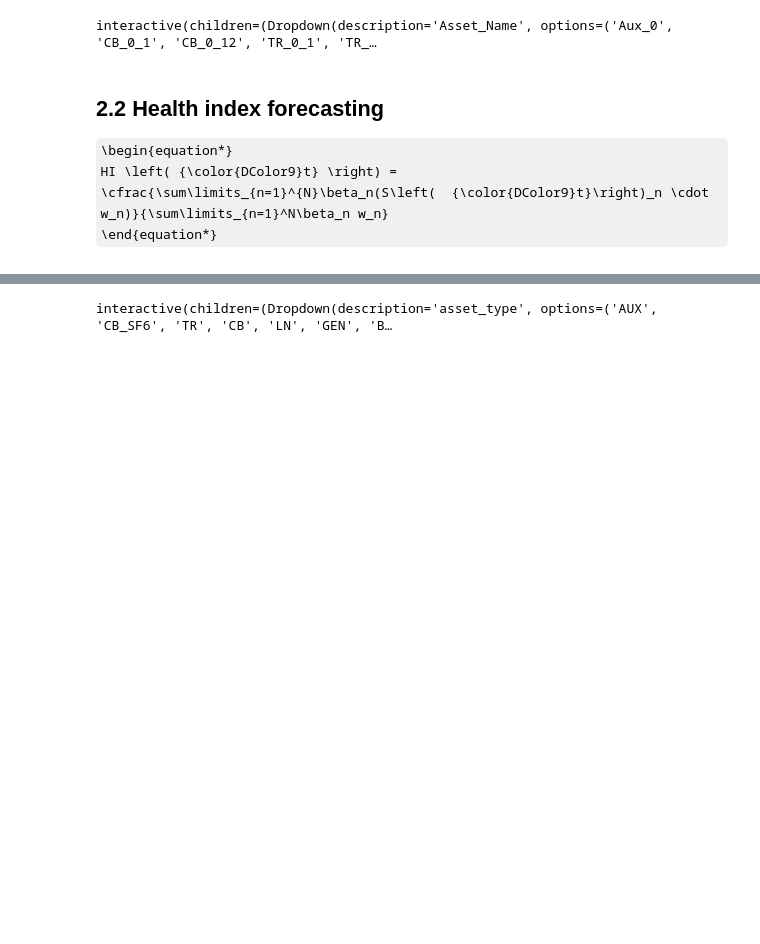
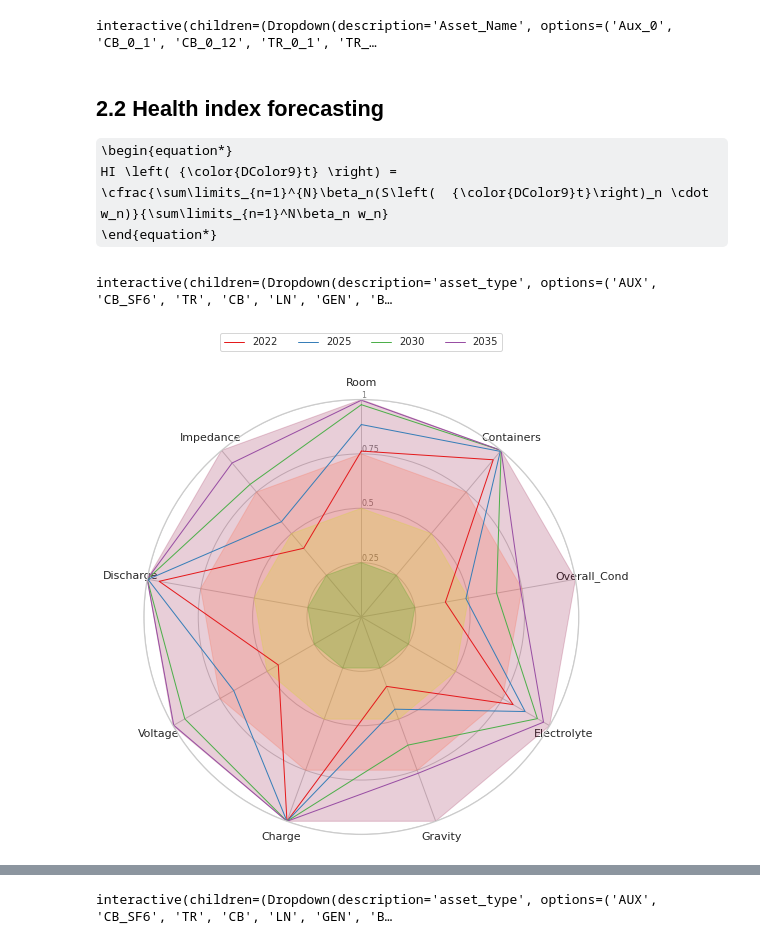
Before and after one commit to dlalvareza/PywerAPM, a Jupyter notebook: 01_Note_Books/02_Challenge_Con_Assessment.ipynb, the cells around one changed output, grey strips where cells are left out. Drawn from its saved outputs; the diff is of its cells as text; code cells hidden in the pictures; some formulas as TeX source; blank space fills up the shorter version.

```diff
--- a/01_Note_Books/02_Challenge_Con_Assessment.ipynb
+++ b/01_Note_Books/02_Challenge_Con_Assessment.ipynb
@@ -143,6 +144,19 @@ interactive(children=(Dropdown(description='Asset_Name', options=('Aux_0', 'CB_0
 \begin{equation*}
  HI \left( {\color{DColor9}t} \right) = \cfrac{\sum\limits_{n=1}^{N}\beta_n(S\left(  {\color{DColor9}t}\right)_n \cdot w_n)}{\sum\limits_{n=1}^N\beta_n w_n}
 \end{equation*}
+# %%
+# Radar plots
+def choose_asset_type_radar(asset_type,Assets):
+    df         = Assets.Asset_Portfolio_List
+    asset_list = list(df[df['Type']==asset_type].Name)
+    interact(plot_condition_radar, Asset_Name = asset_list,assets=fixed(Assets))
+
+def plot_condition_radar(Asset_Name,assets):
+    df = assets.Asset_Portfolio_List
+    asset_list = df[df['Name']==Asset_Name]
+    asset_id   = list(asset_list.index)[0]
+    l_asset    = assets.Asset_Portfolio[asset_id]
+    Radar_Plot_by_Asset(l_asset,test_date)
 # %%
 def l_asset_type(asset_type):
     df         = assets.Asset_Portfolio_List
@@ -158,3 +172,11 @@ def update_HI_plot(Asset_Name):
     fig           = Plot_HI_Forecast_Stacked(asset,date_for)
     show(fig, notebook_handle=True)
     push_notebook()
+# %%
+test_date        = [date_beg,test_date_3,test_date_4,test_date_5]
+df               = assets.Asset_Portfolio_List
+asset_type       = assets.Asset_Portfolio_List['Type'].unique()
+interact(choose_asset_type_radar, asset_type=asset_type,Assets=fixed(assets));
+# %% [output]
+interactive(children=(Dropdown(description='asset_type', options=('AUX', 'CB_SF6', 'TR', 'CB', 'LN', 'GEN', 'B…
+[figure, added]
```
Also changed, not shown: parts of 8 cells of this notebook, 20 other files.
